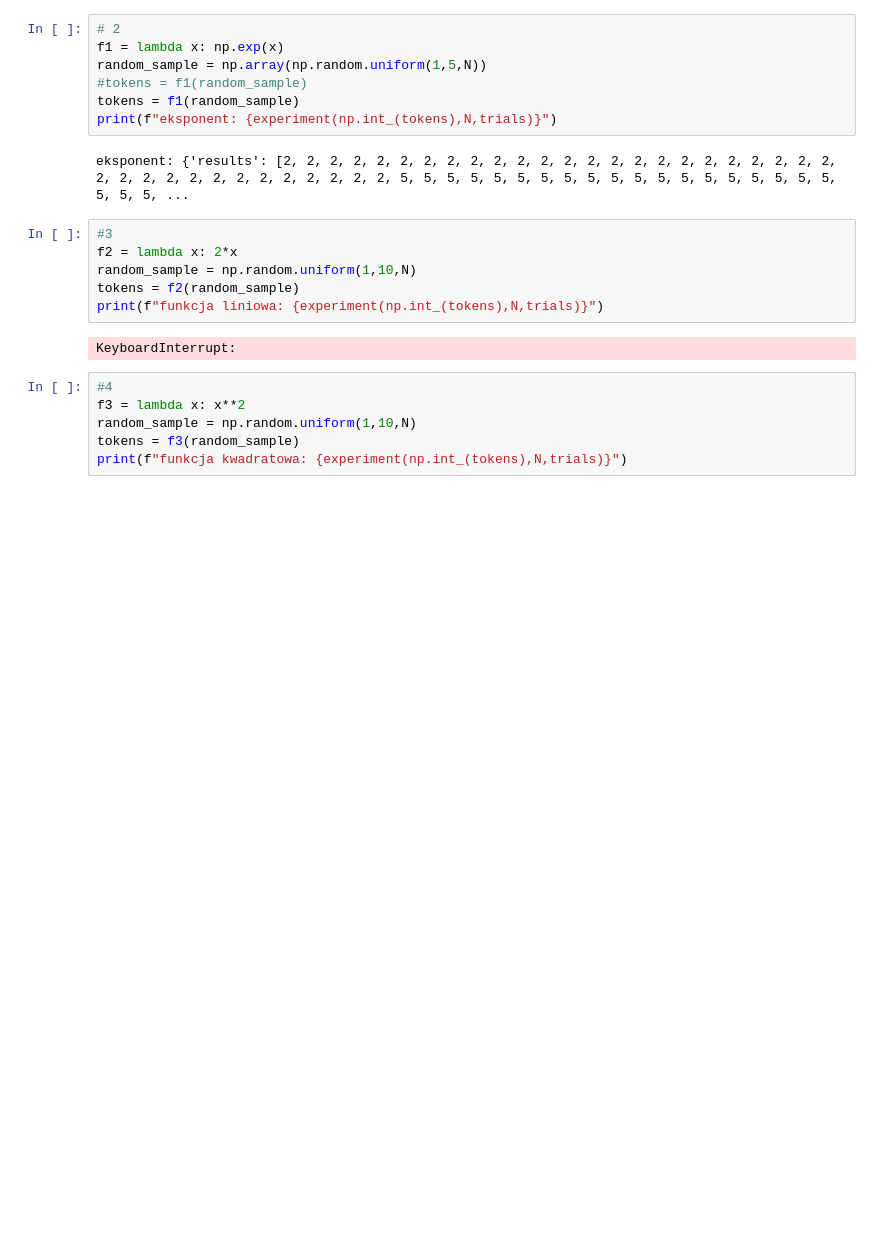
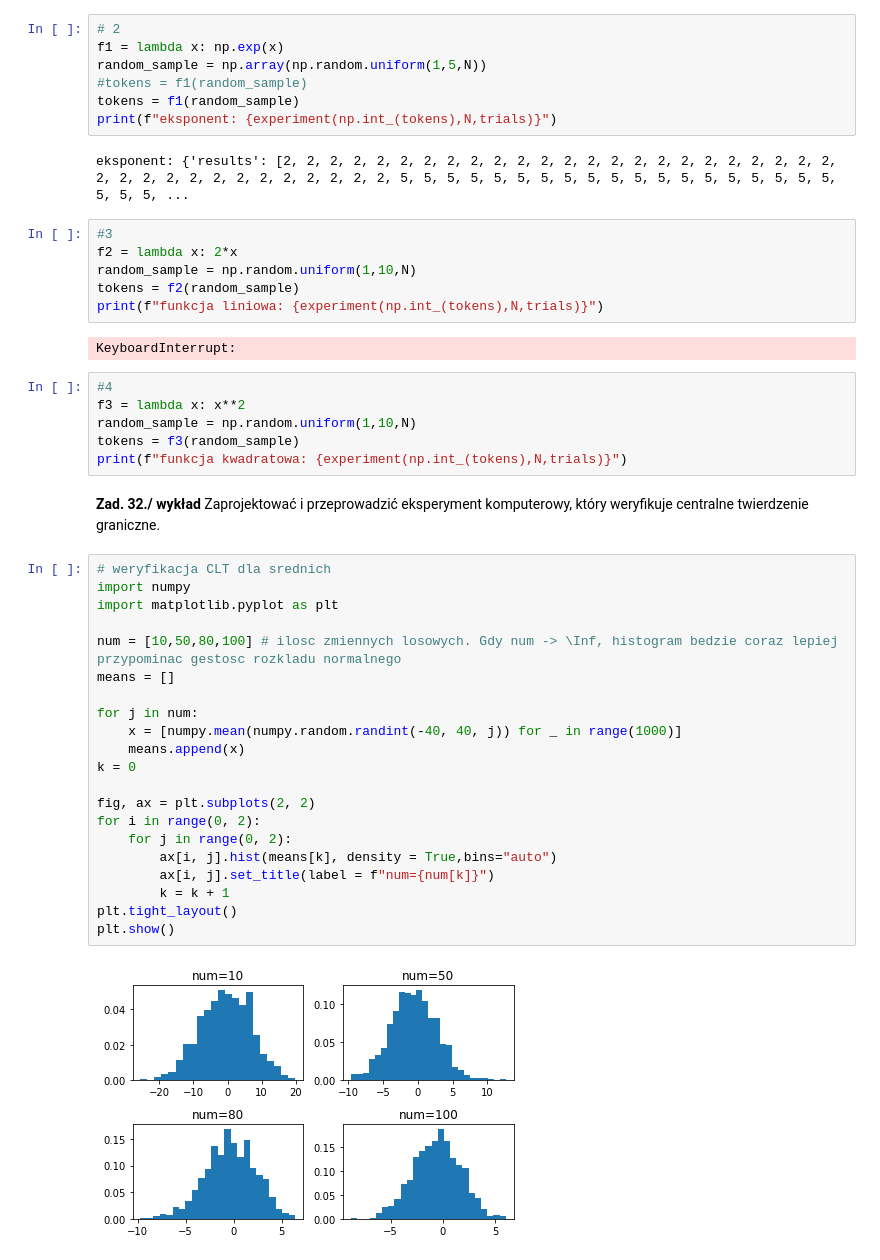
Before and after one commit to she3r/podstawy_sztucznej_inteligencji, a Jupyter notebook: rpis_zadania_kubacki.ipynb, the cells around one changed output. Saved outputs shown, nothing was run; the diff lists cells and outputs as text; blank space fills up the shorter version.

```diff
--- a/rpis_zadania_kubacki.ipynb
+++ b/rpis_zadania_kubacki.ipynb
@@ -135,3 +135,29 @@ f3 = lambda x: x**2
 random_sample = np.random.uniform(1,10,N)
 tokens = f3(random_sample)
 print(f"funkcja kwadratowa: {experiment(np.int_(tokens),N,trials)}")
+# %% [markdown]
+**Zad. 32./ wykład** Zaprojektować i przeprowadzić eksperyment komputerowy, który
+weryfikuje centralne twierdzenie graniczne.
+# %%
+# weryfikacja CLT dla srednich
+import numpy
+import matplotlib.pyplot as plt
+
+num = [10,50,80,100] # ilosc zmiennych losowych. Gdy num -> \Inf, histogram bedzie coraz lepiej przypominac gestosc rozkladu normalnego
+means = []
+
+for j in num:
+	x = [numpy.mean(numpy.random.randint(-40, 40, j)) for _ in range(1000)]
+	means.append(x)
+k = 0
+
+fig, ax = plt.subplots(2, 2)
+for i in range(0, 2):
+	for j in range(0, 2):
+		ax[i, j].hist(means[k], density = True,bins="auto")
+		ax[i, j].set_title(label = f"num={num[k]}")
+		k = k + 1
+plt.tight_layout()
+plt.show()
+# %% [output]
+[figure, added]
```
